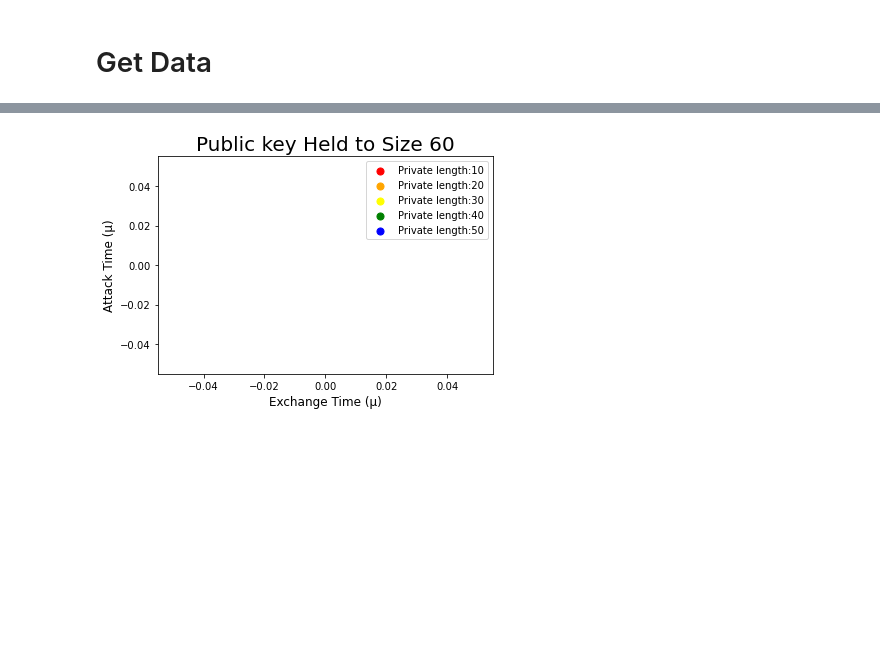
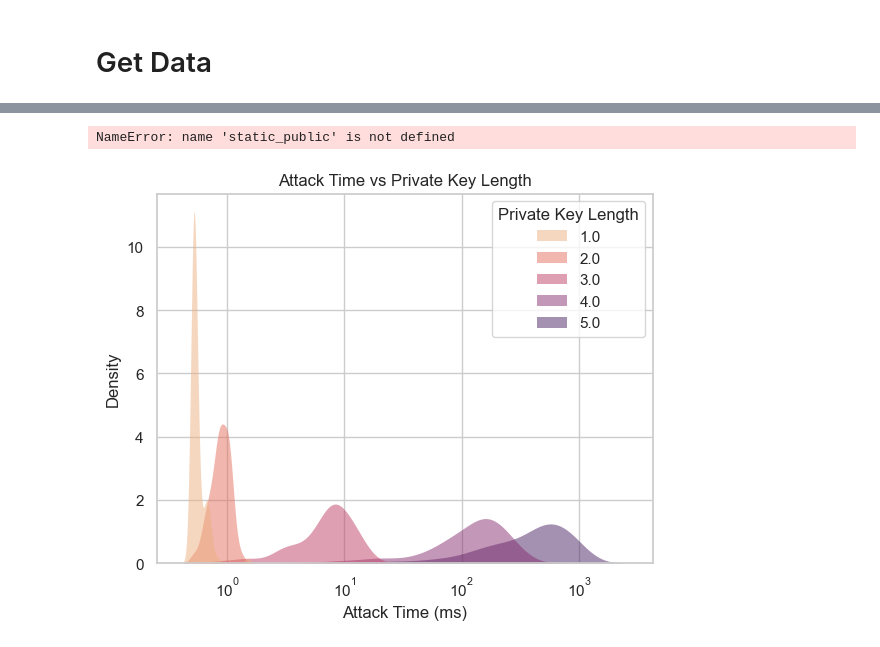
Before and after one commit to reednel/aag, a Jupyter notebook: PermutationGraphs.ipynb, the cells around one changed output, grey strips where cells are left out. Saved outputs shown, nothing was run; the diff lists cells and outputs as text; code cells hidden in the pictures; blank space fills up the shorter version.

Commit message:
Some graphs

```diff
--- a/PermutationGraphs.ipynb
+++ b/PermutationGraphs.ipynb
@@ -14,5 +16,9 @@ arr = np.loadtxt("simulations/permutation.csv",
                  delimiter=",", dtype=float)
 arr = np.reshape(arr, (-1, 4))
 arr = arr[1:, :]
+arrpk = np.loadtxt("simulations/permutation_pk.csv",
+                 delimiter=",", dtype=float)
+arrpk = np.reshape(arrpk, (-1, 4))
+arrpk = arrpk[1:, :]
 print(arr)
 # %% [output]
@@ -36,11 +37,9 @@ print(static_private)
 # %%
-for i in range(5):
+for i in range(len(private_values)):
     tempArr = static_public[np.where(static_public[:, 3] == private_values[i])]
     scatter = plt.scatter(tempArr[:,0], tempArr[:,1], c=colors[i], s = 50, label='Private length:' + str(private_values[i]))
-plt.xlabel("Exchange Time (μ)", size=12)
-plt.ylabel("Attack Time (μ)", size=12)
+plt.xlabel("Exchange Time (μs)", size=12)
+plt.ylabel("Attack Time (μs)", size=12)
 plt.title('Public key Held to Size 60', size=20)
 plt.legend()
 plt.show()
-# %% [output]
-[figure, removed]
@@ -46,0 +53,12 @@ plt.show()
+# %%
+bins = np.linspace(0, 1e6, 80)
+for i in range(len(private_values)):
+    tempArr = static_public[np.where(static_public[:, 3] == private_values[i])]
+    scatter = plt.hist(tempArr[:,1], bins, alpha=0.5, label='Private length:' + str(private_values[i]))
+plt.xlabel("Attack Time (μs)", size=12)
+#plt.xscale('log')
+plt.ylabel("%", size=12)
+plt.legend()
+plt.show()
+# %% [output]
+NameError: name 'static_public' is not defined
@@ -46,0 +75,16 @@ plt.show()
+# %%
+sns.set_theme(style="whitegrid")
+df = pd.DataFrame(arrpk, columns=['Exchange Time', 'Attack Time', 'Public Key Length', 'Private Key Length'])
+df['Exchange Time'] *= 1e-3
+df['Attack Time'] *= 1e-3
+gfg = sns.kdeplot(
+   data=df, x="Attack Time", hue="Private Key Length",
+   fill=True, common_norm=False, palette="flare",
+   alpha=.5, linewidth=0, log_scale=True
+)
+gfg.set(title="Attack Time vs Private Key Length", xlabel="Attack Time (ms)")
+plt.savefig("attack_time_vs_private_key_length.pdf", bbox_inches='tight')
+plt.savefig("attack_time_vs_private_key_length.png", bbox_inches='tight')
+plt.show()
+# %% [output]
+[figure, added]
```
Also changed, not shown: parts of 9 cells of this notebook, 3 other files.
